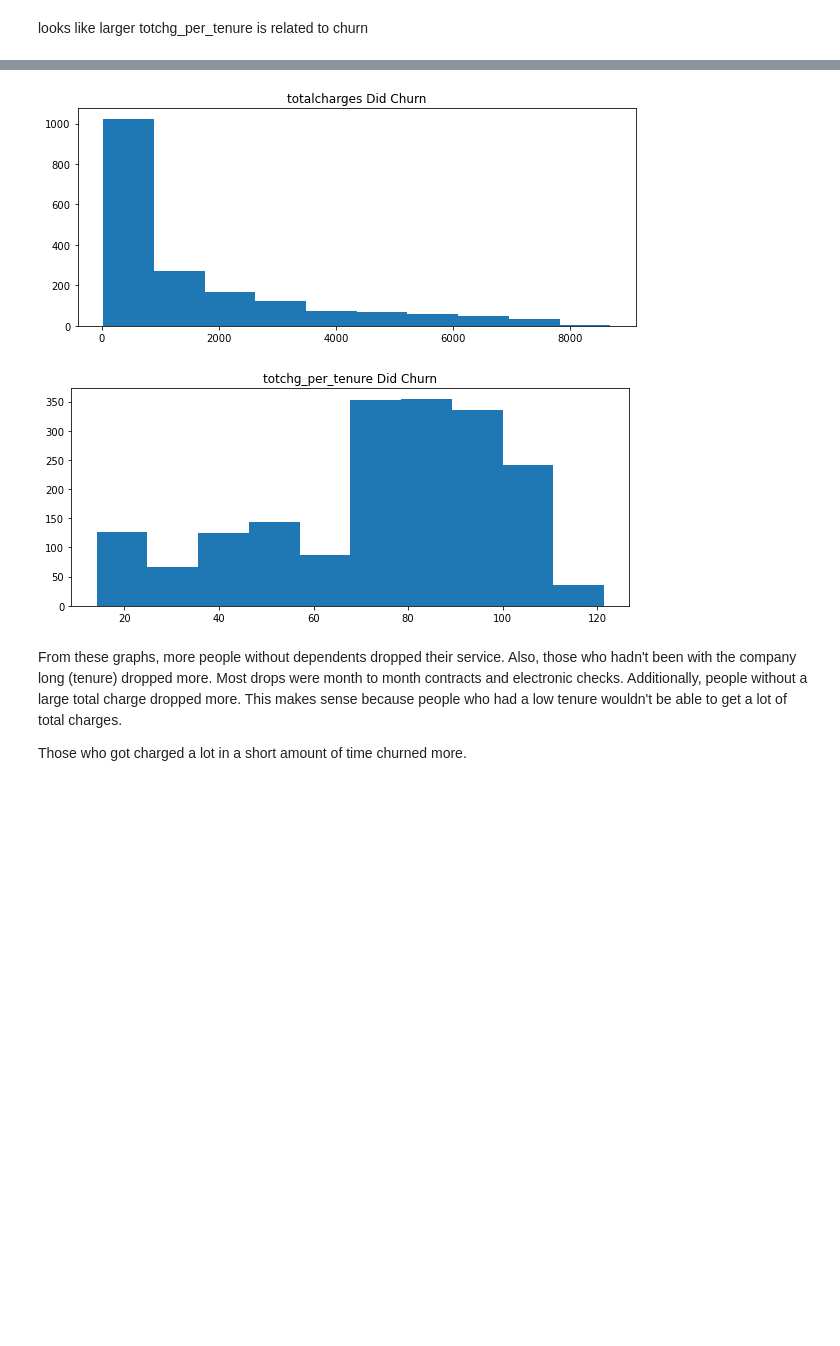
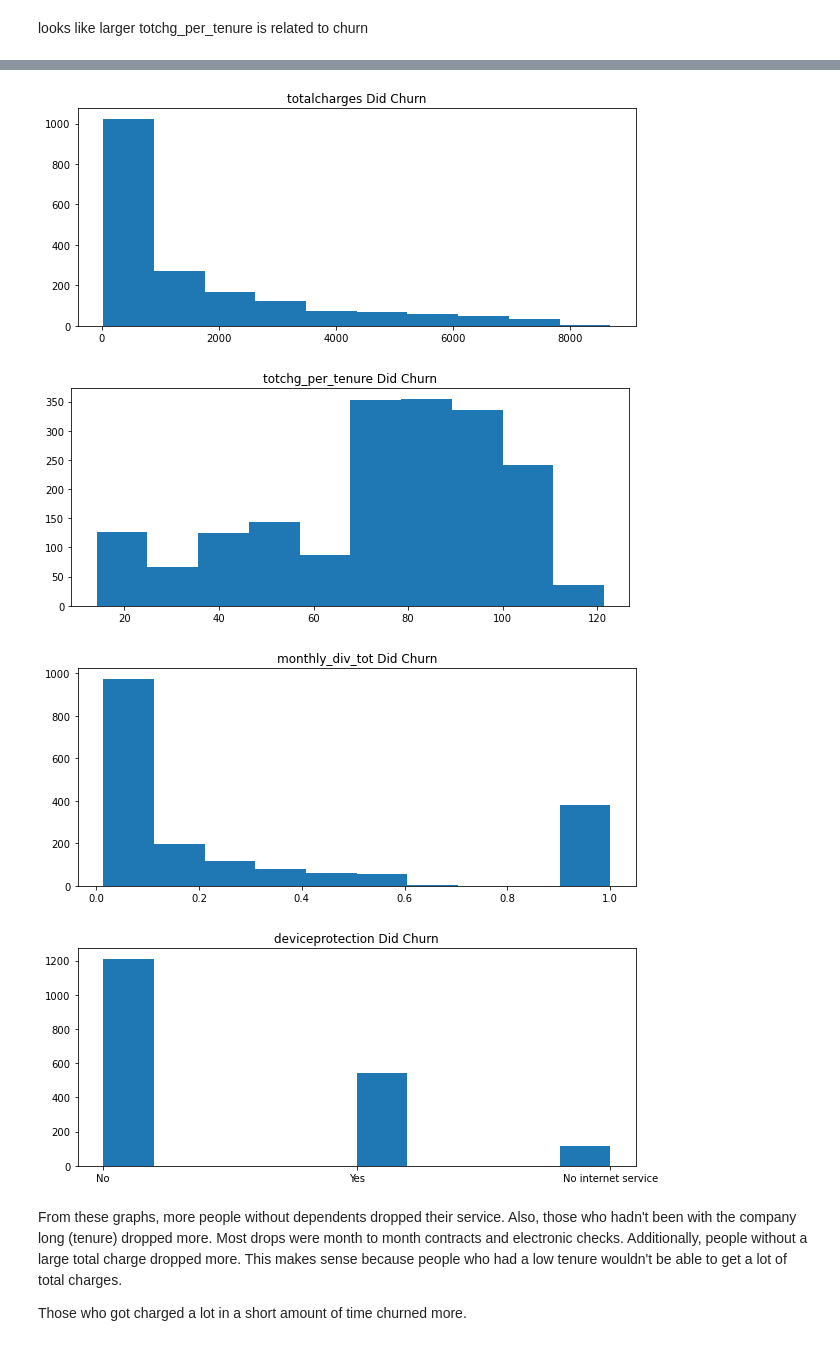
Before and after one commit to GriffinRiner/bsc-phase-three-project, a Jupyter notebook: notebooks/exploratory/Warren/EDA.ipynb, the cells around one changed output, grey strips where cells are left out. Drawn from its saved outputs; the diff is of its cells as text; code cells hidden in the pictures; blank space fills up the shorter version.

```diff
--- a/notebooks/exploratory/Warren/EDA.ipynb
+++ b/notebooks/exploratory/Warren/EDA.ipynb
@@ -147,21 +148,23 @@ not_churned = df_raw.loc[df_raw['churn'] == 'No']
 # ax = plt.hist(x='paymentmethod',data=not_churned)
 # plt.title('Did not Churn')
 # %%
-interesting_cols = ['dependents','tenure','contract','paymentmethod','monthlycharges','totalcharges','totchg_per_tenure']
+interesting_cols = ['dependents','tenure','contract','paymentmethod','monthlycharges','totalcharges','totchg_per_tenure','monthly_div_tot','deviceprotection']
 
 for col in churned[interesting_cols]:
     fig, ax = plt.subplots(figsize=(10,4))
 
     ax = plt.hist(x=col,data=churned)
     plt.title(f'{col} Did Churn')
 # %% [output]
 [figure]
 [figure]
 [figure]
 [figure]
 [figure]
 [figure]
 [figure]
+[figure, added]
+[figure, added]
 # %% [markdown]
 From these graphs, more people without dependents dropped their service. Also, those who hadn't been with the company long (tenure) dropped more. Most drops were month to month contracts and electronic checks. Additionally, people without a large total charge dropped more. This makes sense because people who had a low tenure wouldn't be able to get a lot of total charges.
 
```
Also changed, not shown: parts of 3 cells of this notebook, 3 other files.
